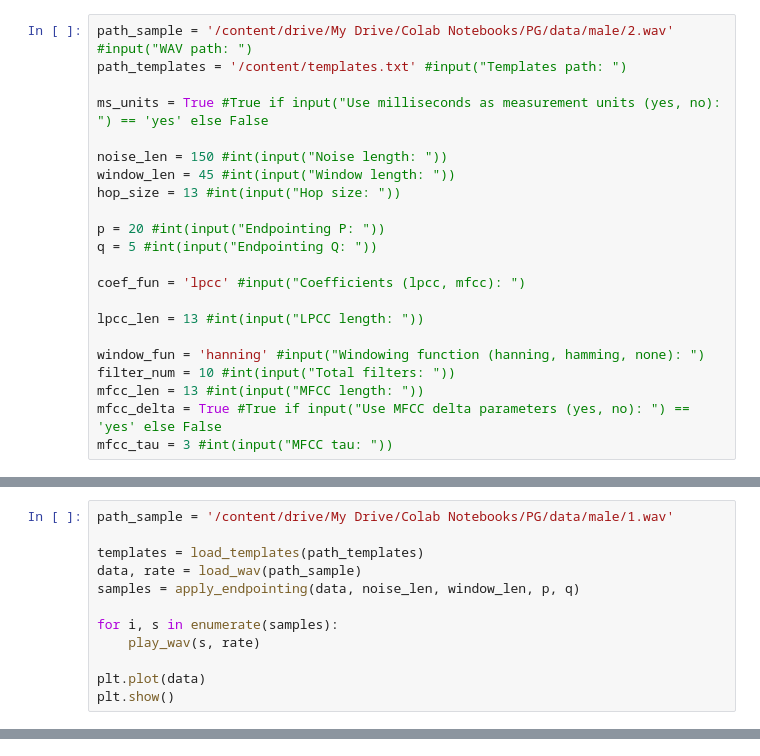
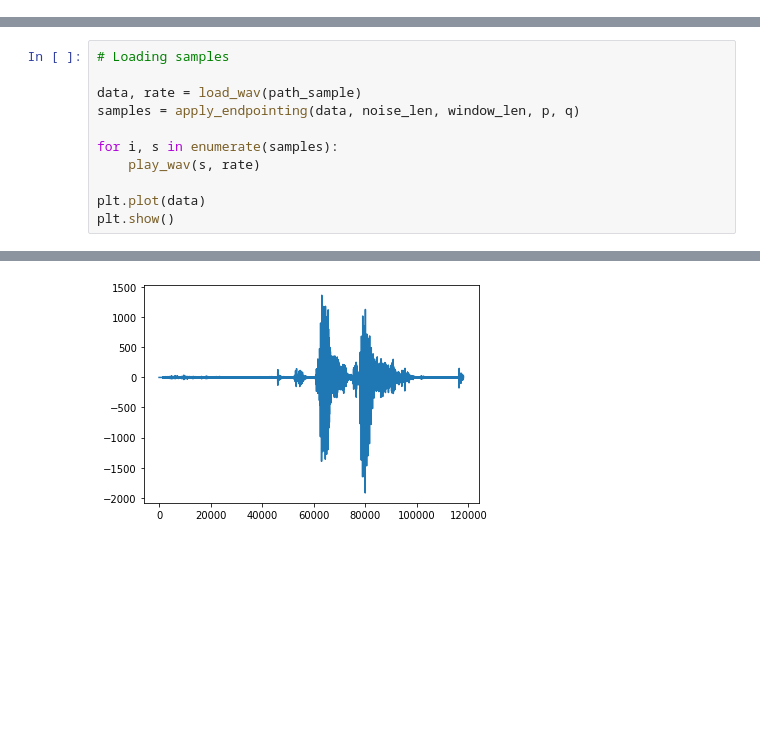
Before and after one commit to jelic98/raf_pg, a Jupyter notebook: homework_2/main.ipynb, the cells around one changed output, grey strips where cells are left out. Cells and saved outputs as stored; diff of their text form; blank space fills up the shorter version.

```diff
--- a/homework_2/main.ipynb
+++ b/homework_2/main.ipynb
@@ -231,22 +46,0 @@ def apply_dtw(s, t):
-# %%
-path_sample = '/content/drive/My Drive/Colab Notebooks/PG/data/male/2.wav' #input("WAV path: ")
-path_templates = '/content/templates.txt' #input("Templates path: ")
-
-ms_units = True #True if input("Use milliseconds as measurement units (yes, no): ") == 'yes' else False
-
-noise_len = 150 #int(input("Noise length: "))
-window_len = 45 #int(input("Window length: "))
-hop_size = 13 #int(input("Hop size: "))
-
-p = 20 #int(input("Endpointing P: "))
-q = 5 #int(input("Endpointing Q: "))
-
-coef_fun = 'lpcc' #input("Coefficients (lpcc, mfcc): ")
-
-lpcc_len = 13 #int(input("LPCC length: "))
-
-window_fun = 'hanning' #input("Windowing function (hanning, hamming, none): ")
-filter_num = 10 #int(input("Total filters: "))
-mfcc_len = 13 #int(input("MFCC length: "))
-mfcc_delta = True #True if input("Use MFCC delta parameters (yes, no): ") == 'yes' else False
-mfcc_tau = 3 #int(input("MFCC tau: "))
@@ -253,7 +345,6 @@ mfcc_tau = 3 #int(input("MFCC tau: "))
 # %%
-path_sample = '/content/drive/My Drive/Colab Notebooks/PG/data/male/1.wav'
+# Loading samples
 
-templates = load_templates(path_templates)
 data, rate = load_wav(path_sample)
 samples = apply_endpointing(data, noise_len, window_len, p, q)
 
@@ -262,3 +353,4 @@ for i, s in enumerate(samples):
 
 plt.plot(data)
 plt.show()
+# %% [output]
@@ -264,0 +358 @@ plt.show()
+[figure, added]
```
Also changed, not shown: parts of 9 cells of this notebook.
